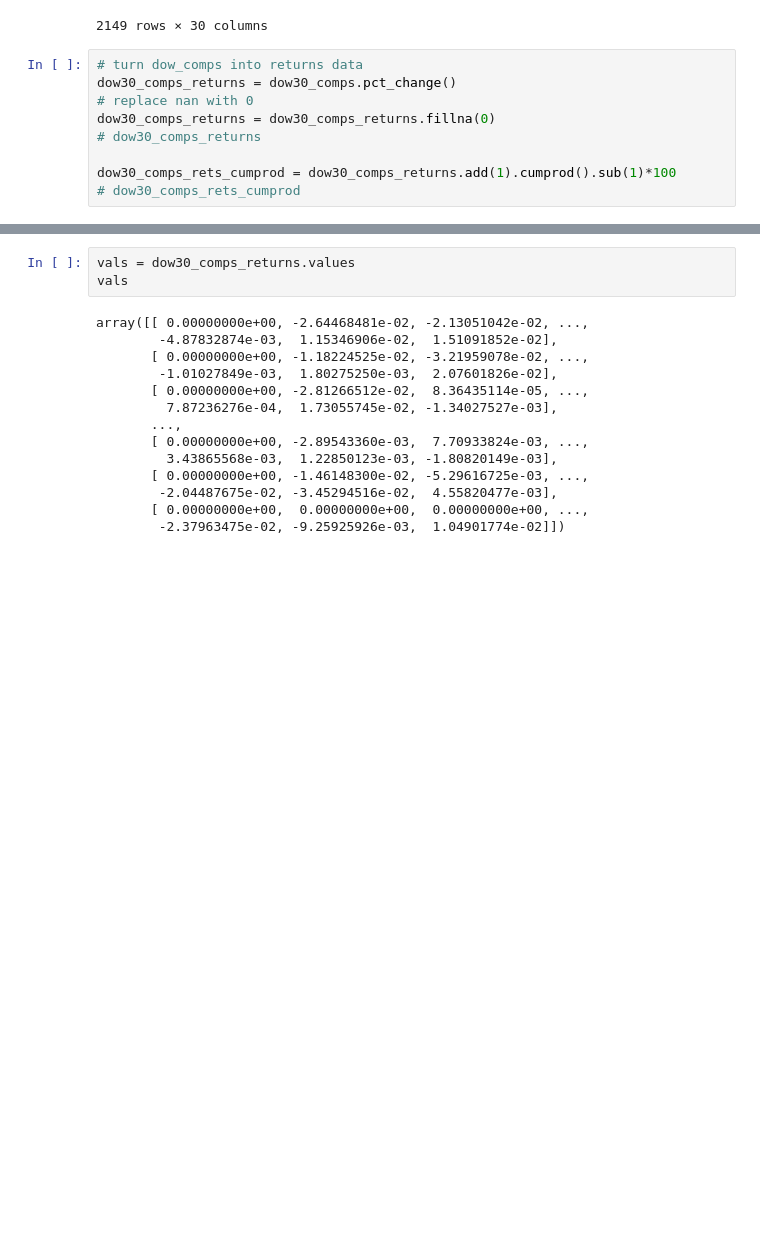
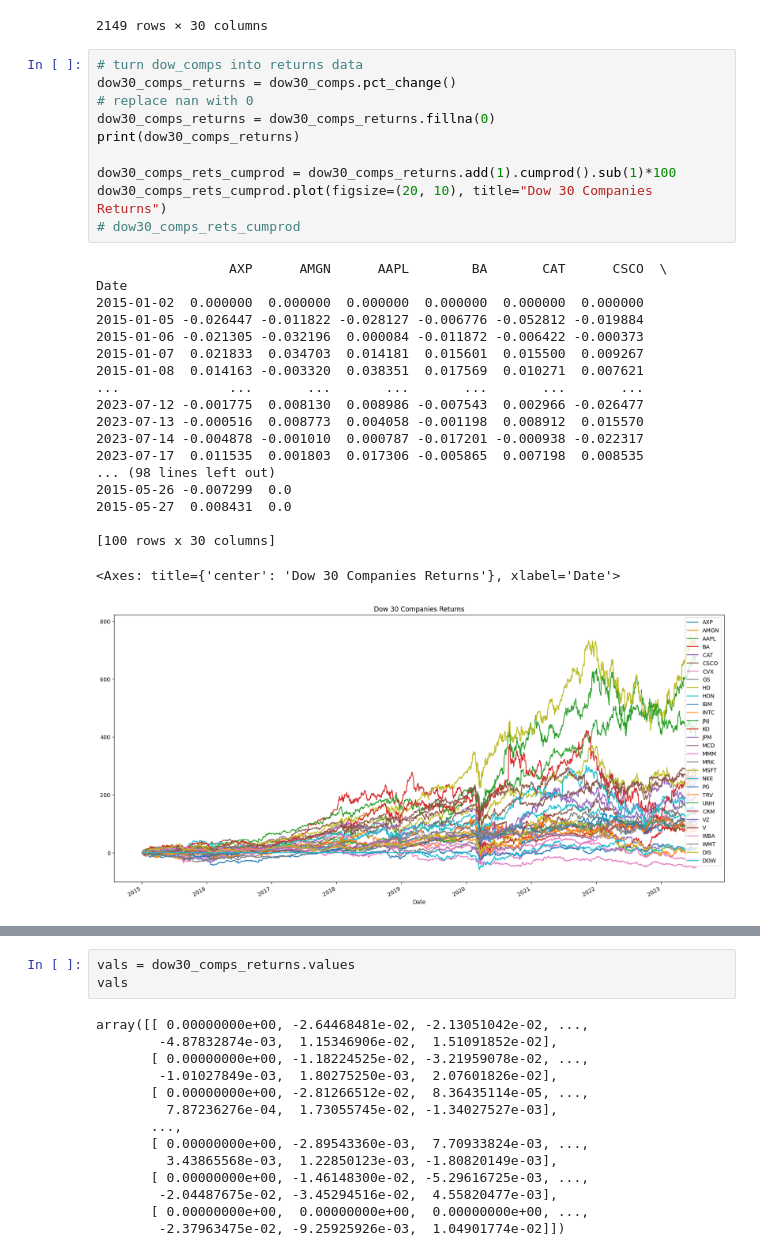
Before and after one commit to abhijay-agarwal/deep-learning-for-index-tracking, a Jupyter notebook: model.ipynb, the cells around one changed output, grey strips where cells are left out. Cells and saved outputs as stored; diff of their text form; blank space fills up the shorter version.

```diff
--- a/model.ipynb
+++ b/model.ipynb
@@ -115,9 +116,30 @@ dow30_comps
 # %%
 # turn dow_comps into returns data
 dow30_comps_returns = dow30_comps.pct_change()
 # replace nan with 0
 dow30_comps_returns = dow30_comps_returns.fillna(0)
-# dow30_comps_returns
+print(dow30_comps_returns)
 
 dow30_comps_rets_cumprod = dow30_comps_returns.add(1).cumprod().sub(1)*100
+dow30_comps_rets_cumprod.plot(figsize=(20, 10), title="Dow 30 Companies Returns")
 # dow30_comps_rets_cumprod
+# %% [output]
+                 AXP      AMGN      AAPL        BA       CAT      CSCO  \
+Date
+2015-01-02  0.000000  0.000000  0.000000  0.000000  0.000000  0.000000
+2015-01-05 -0.026447 -0.011822 -0.028127 -0.006776 -0.052812 -0.019884
+2015-01-06 -0.021305 -0.032196  0.000084 -0.011872 -0.006422 -0.000373
+2015-01-07  0.021833  0.034703  0.014181  0.015601  0.015500  0.009267
+2015-01-08  0.014163 -0.003320  0.038351  0.017569  0.010271  0.007621
+...              ...       ...       ...       ...       ...       ...
+2023-07-12 -0.001775  0.008130  0.008986 -0.007543  0.002966 -0.026477
+2023-07-13 -0.000516  0.008773  0.004058 -0.001198  0.008912  0.015570
+2023-07-14 -0.004878 -0.001010  0.000787 -0.017201 -0.000938 -0.022317
+2023-07-17  0.011535  0.001803  0.017306 -0.005865  0.007198  0.008535
+... (98 lines left out)
+2015-05-26 -0.007299  0.0
+2015-05-27  0.008431  0.0
+
+[100 rows x 30 columns]
+<Axes: title={'center': 'Dow 30 Companies Returns'}, xlabel='Date'>
+[figure, added]
```
Also changed, not shown: parts of 54 cells of this notebook.
